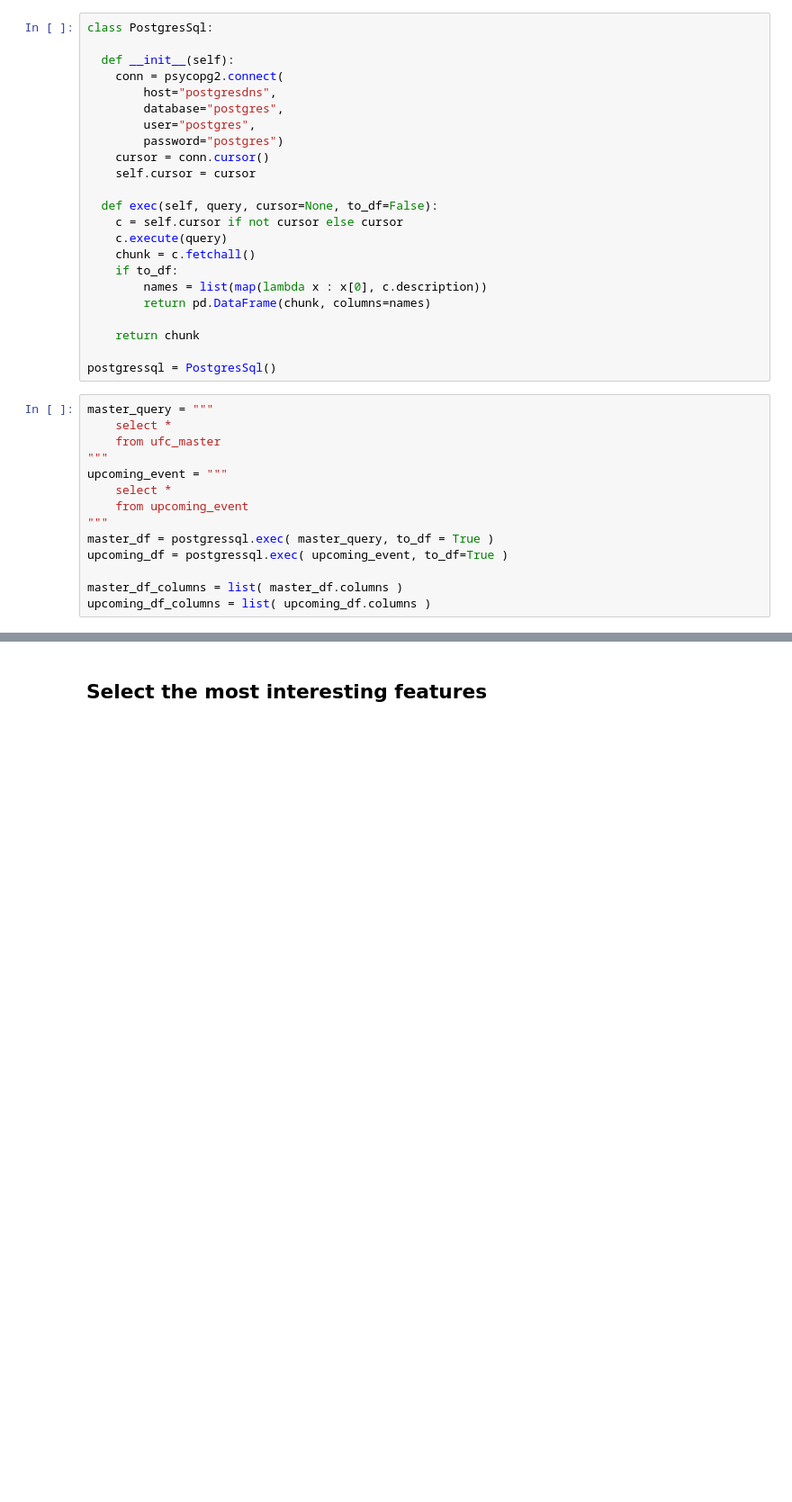
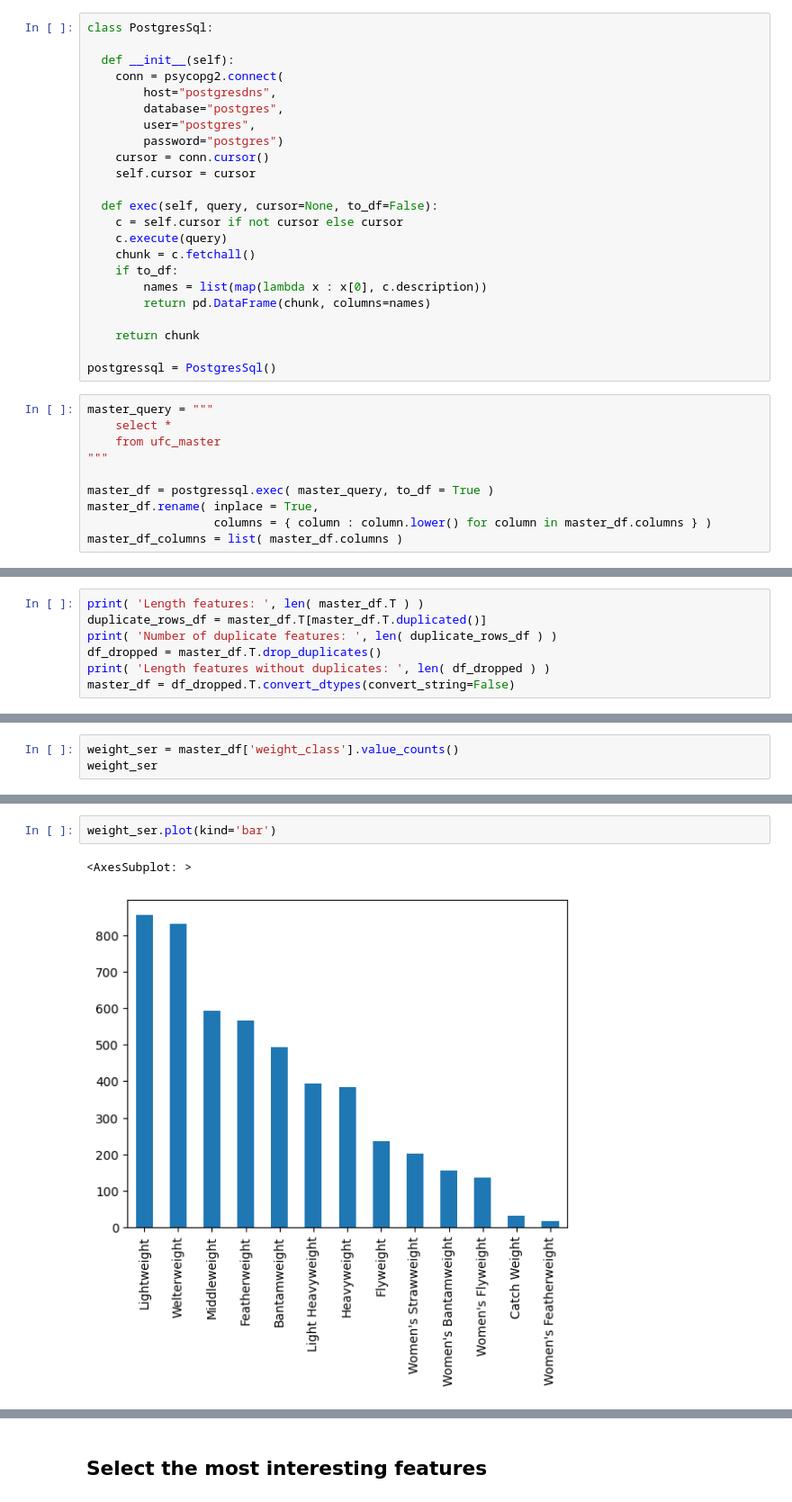
Before and after one commit to wilberquito/UFC-winner-predictor, a Jupyter notebook: lab/notebooks/ufc.ipynb, the cells around one changed output, grey strips where cells are left out. Shown at 90% size. Cells and saved outputs as stored; diff of their text form; blank space fills up the shorter version.

```diff
--- a/lab/notebooks/ufc.ipynb
+++ b/lab/notebooks/ufc.ipynb
@@ -43,12 +43,8 @@ master_query = """
     select *
     from ufc_master
 """
-upcoming_event = """
-    select *
-    from upcoming_event
-"""
+
 master_df = postgressql.exec( master_query, to_df = True )
-upcoming_df = postgressql.exec( upcoming_event, to_df=True )
-
+master_df.rename( inplace = True,
+                  columns = { column : column.lower() for column in master_df.columns } )
 master_df_columns = list( master_df.columns )
-upcoming_df_columns = list( upcoming_df.columns )
@@ -136,0 +130,7 @@ Length: 119, dtype: object
+# %%
+print( 'Length features: ', len( master_df.T ) )
+duplicate_rows_df = master_df.T[master_df.T.duplicated()]
+print( 'Number of duplicate features: ', len( duplicate_rows_df ) )
+df_dropped = master_df.T.drop_duplicates()
+print( 'Length features without duplicates: ', len( df_dropped ) )
+master_df = df_dropped.T.convert_dtypes(convert_string=False)
@@ -136,0 +218,3 @@ Length: 119, dtype: object
+# %%
+weight_ser = master_df['weight_class'].value_counts()
+weight_ser
@@ -136,0 +236,5 @@ Length: 119, dtype: object
+# %%
+weight_ser.plot(kind='bar')
+# %% [output]
+<AxesSubplot: >
+[figure, added]
```
Also changed, not shown: parts of 72 cells of this notebook.
